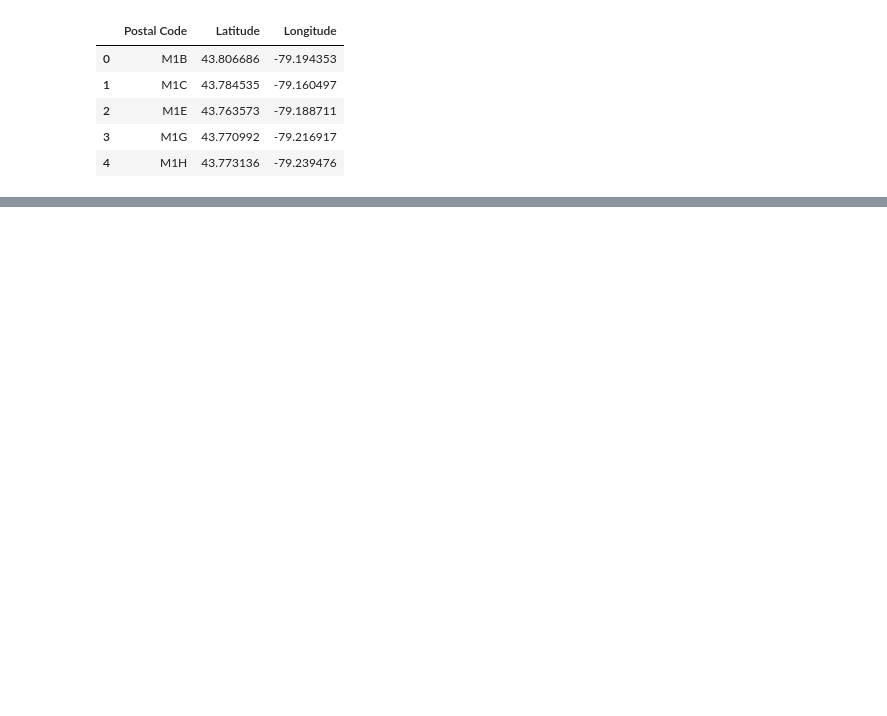
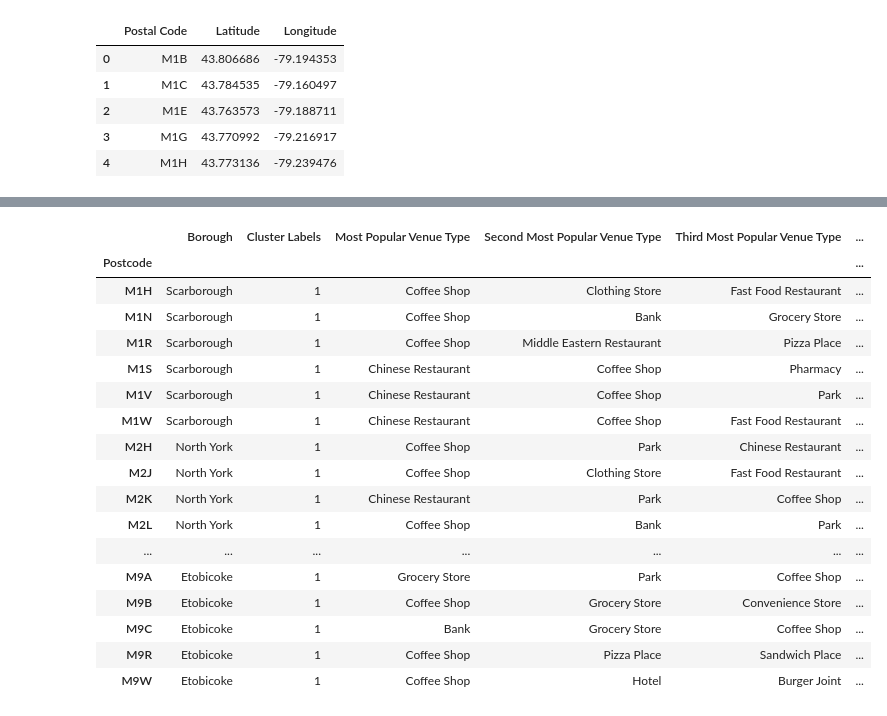
Before and after one commit to visualkai/DS-capstone, a Jupyter notebook: Segment_Toronto.ipynb, the cells around one changed output, grey strips where cells are left out. Drawn from its saved outputs; the diff is of its cells as text; code cells hidden in the pictures; blank space fills up the shorter version.

```diff
--- a/Segment_Toronto.ipynb
+++ b/Segment_Toronto.ipynb
@@ -101,0 +315,23 @@ post_lola.head(10)
+# %%
+clust1 = tops_lola.loc[tops_lola['Cluster Labels'] == 1]
+shopping_asia = clust1.drop(columns=['Neighbourhood', 'Longitude', 'Latitude'])
+shopping_asia
+# %% [output]
+|  | Borough | Cluster Labels | Most Popular Venue Type | Second Most Popular Venue Type | Third Most Popular Venue Type | ... |
+| Postcode |  |  |  |  |  | ... |
+| M1H | Scarborough | 1 | Coffee Shop | Clothing Store | Fast Food Restaurant | ... |
+| M1N | Scarborough | 1 | Coffee Shop | Bank | Grocery Store | ... |
+| M1R | Scarborough | 1 | Coffee Shop | Middle Eastern Restaurant | Pizza Place | ... |
+| M1S | Scarborough | 1 | Chinese Restaurant | Coffee Shop | Pharmacy | ... |
+| M1V | Scarborough | 1 | Chinese Restaurant | Coffee Shop | Park | ... |
+| M1W | Scarborough | 1 | Chinese Restaurant | Coffee Shop | Fast Food Restaurant | ... |
+| M2H | North York | 1 | Coffee Shop | Park | Chinese Restaurant | ... |
+| M2J | North York | 1 | Coffee Shop | Clothing Store | Fast Food Restaurant | ... |
+| M2K | North York | 1 | Chinese Restaurant | Park | Coffee Shop | ... |
+| M2L | North York | 1 | Coffee Shop | Bank | Park | ... |
+| ... | ... | ... | ... | ... | ... | ... |
+| M9A | Etobicoke | 1 | Grocery Store | Park | Coffee Shop | ... |
+| M9B | Etobicoke | 1 | Coffee Shop | Grocery Store | Convenience Store | ... |
+| M9C | Etobicoke | 1 | Bank | Grocery Store | Coffee Shop | ... |
+| M9R | Etobicoke | 1 | Coffee Shop | Pizza Place | Sandwich Place | ... |
+| M9W | Etobicoke | 1 | Coffee Shop | Hotel | Burger Joint | ... |
```
Also changed, not shown: parts of 28 cells of this notebook.
